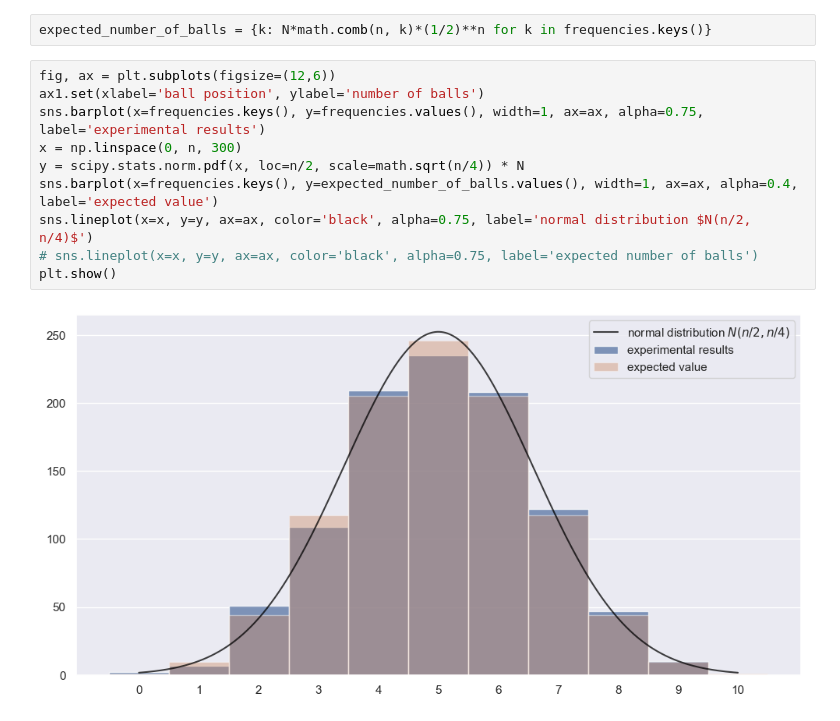
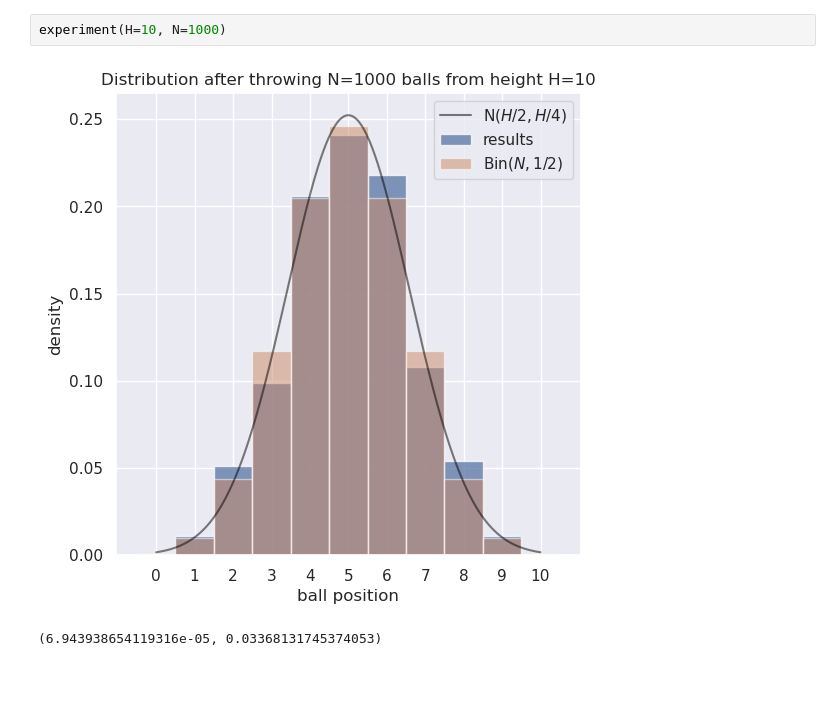
Before and after one commit to izanbf1803/galtonbox, a Jupyter notebook: galtonbox.ipynb, the cells around one changed output. Cells and saved outputs as stored; diff of their text form; blank space fills up the shorter version.

```diff
--- a/galtonbox.ipynb
+++ b/galtonbox.ipynb
@@ -47,14 +95,5 @@ for p in positions:
 # %%
-expected_number_of_balls = {k: N*math.comb(n, k)*(1/2)**n for k in frequencies.keys()}
+experiment(H=10, N=1000)
+# %% [output]
+[figure, added]
+(6.943938654119316e-05, 0.03368131745374053)
-# %%
-fig, ax = plt.subplots(figsize=(12,6))
-ax1.set(xlabel='ball position', ylabel='number of balls')
-sns.barplot(x=frequencies.keys(), y=frequencies.values(), width=1, ax=ax, alpha=0.75, label='experimental results')
-x = np.linspace(0, n, 300)
-y = scipy.stats.norm.pdf(x, loc=n/2, scale=math.sqrt(n/4)) * N
-sns.barplot(x=frequencies.keys(), y=expected_number_of_balls.values(), width=1, ax=ax, alpha=0.4, label='expected value')
-sns.lineplot(x=x, y=y, ax=ax, color='black', alpha=0.75, label='normal distribution $N(n/2, n/4)$')
-# sns.lineplot(x=x, y=y, ax=ax, color='black', alpha=0.75, label='expected number of balls')
-plt.show()
-# %% [output]
-[figure, removed]
```
Also changed, not shown: parts of 16 cells of this notebook, 12 other files.
